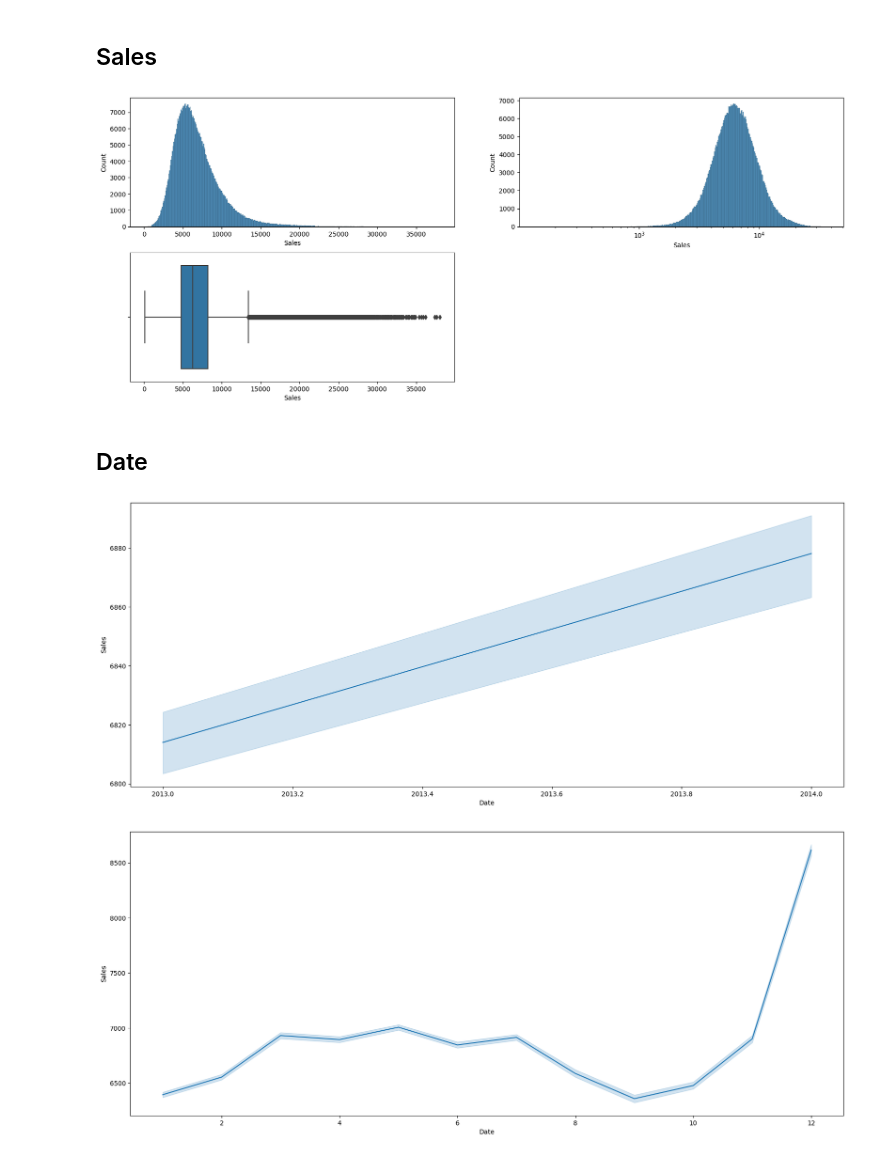
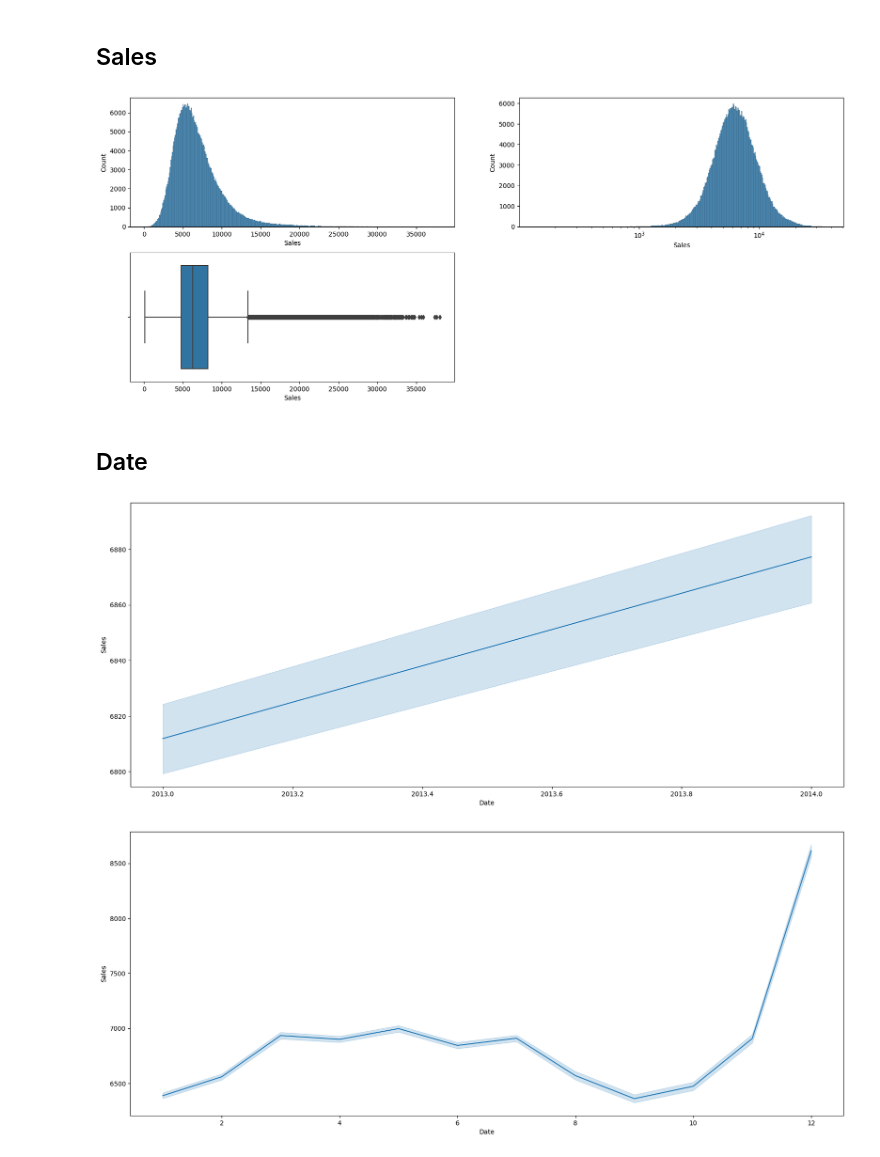
Before and after one commit to DanieleDidino/minicomp-rossman, a Jupyter notebook: 1_EDA.ipynb, the cells around one changed output. Drawn from its saved outputs; the diff is of its cells as text; code cells hidden in the pictures.

```diff
--- a/1_EDA.ipynb
+++ b/1_EDA.ipynb
@@ -326,0 +335,15 @@ train_store.iloc[:,13:].head(10)
+# %%
+# Split train and test data
+
+X_y_train, X_y_test = train_test_split(train_store, test_size=0.2, random_state=123, shuffle=True)
+
+X_y_train = X_y_train.reset_index(drop=True)
+X_y_test = X_y_test.reset_index(drop=True)
+
+print(f"shape data: {train_store.shape}")
+
+print(f"\n{train_store.shape[0]} * 0.8 = {train_store.shape[0] * 0.8:.2f}")
+print(f"shape X_y_train: {X_y_train.shape}")
+
+print(f"\n{train_store.shape[0]} * 0.2 = {train_store.shape[0] * 0.2:.2f}")
+print(f"shape X_y_test:  {X_y_test.shape}")
@@ -331,18 +366,18 @@ train_store.iloc[:,13:].head(10)
 # %%
 plt.figure(figsize=(20, 8))
 
 plt.subplot(2, 2, 1)
-sns.histplot(train_store, x="Sales")
+sns.histplot(X_y_train, x="Sales")
 
 plt.subplot(2, 2, 2)
-sns.histplot(train_store, x="Sales", log_scale=True)
+sns.histplot(X_y_train, x="Sales", log_scale=True)
 
 plt.subplot(2, 2, 3)
-sns.boxplot(x="Sales", data=train_store)
+sns.boxplot(x="Sales", data=X_y_train)
 
 plt.show()
 # %% [output]
-[figure, old version]
+[figure, new version]
 # %% [markdown]
 ## Date
 # %%
@@ -352,10 +387,10 @@ year = date2.dt.year
 day = date2.dt.day
 # %%
 plt.figure(figsize=(20, 8))
-sns.lineplot(x=year, y="Sales", data=train_store)
-# sns.scatterplot(x=month, y="Sales", data=train_store)
+sns.lineplot(x=year, y="Sales", data=X_y_train)
+# sns.scatterplot(x=month, y="Sales", data=X_y_train)
 plt.show()
 # %% [output]
-[figure, old version]
+[figure, new version]
 # %%
 plt.figure(figsize=(20, 8))
```
Also changed, not shown: parts of 74 cells of this notebook, 4 other files.
